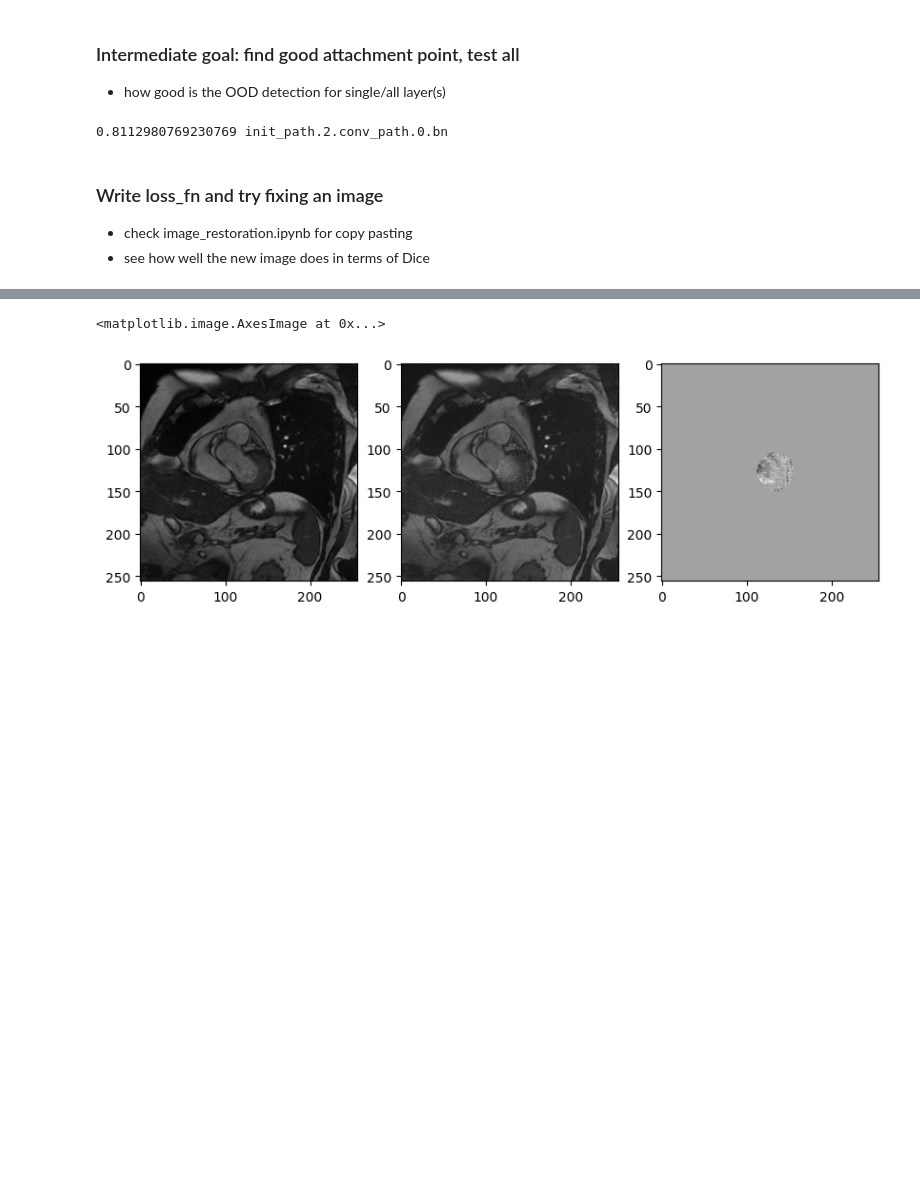
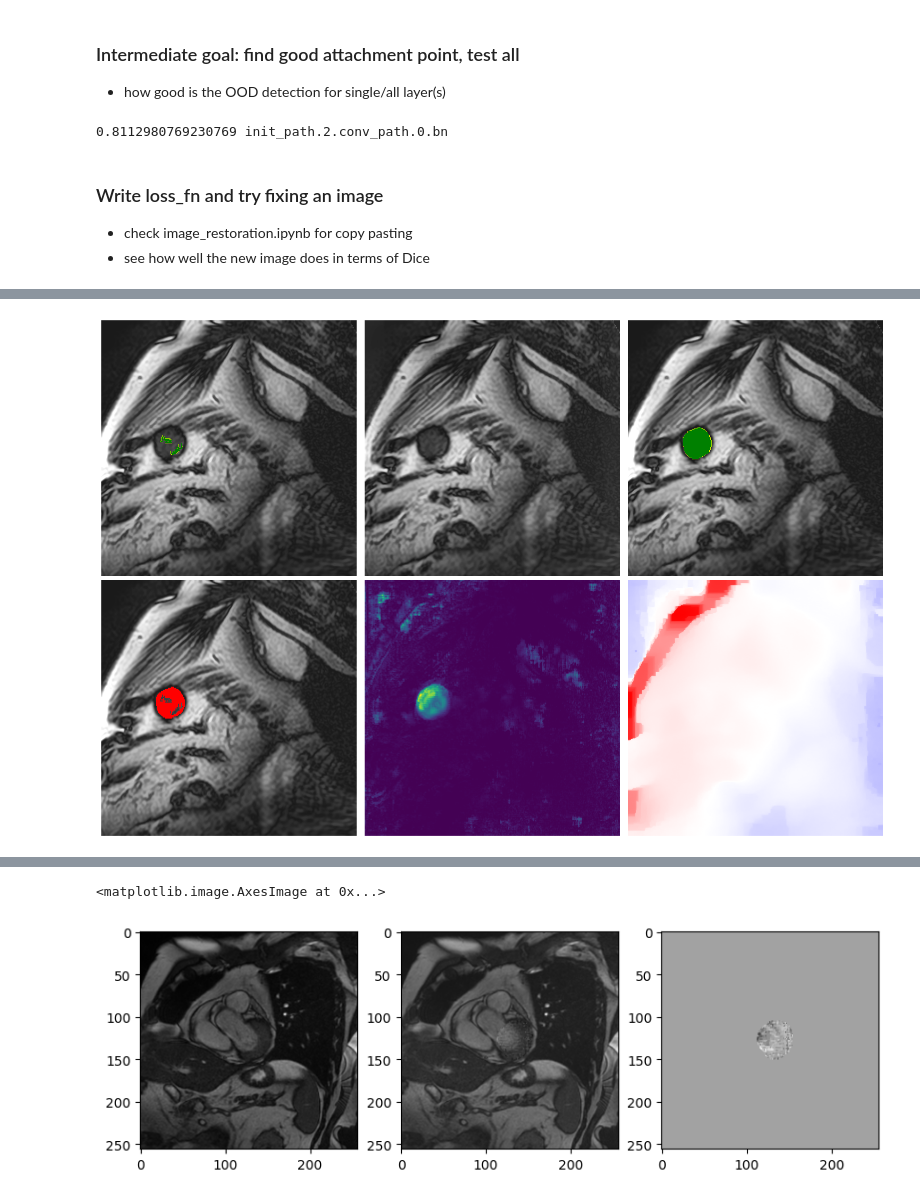
Before and after one commit to MedVisBonn/Segmentation-Distortion, a Jupyter notebook: src/notebooks/mahalanobis_backprop.ipynb, the cells around one changed output, grey strips where cells are left out. Drawn from its saved outputs; the diff is of its cells as text; code cells hidden in the pictures; blank space fills up the shorter version.

```diff
--- a/src/notebooks/mahalanobis_backprop.ipynb
+++ b/src/notebooks/mahalanobis_backprop.ipynb
@@ -414,0 +408,68 @@ with tqdm(range(n_iter)) as t:
+# %%
+img_cmap = 'gray'
+img_index = 2
+diff_map = (img[:, 0] - img_restored[:, 0].detach())
+alpha_max = np.abs(diff_map).max()
+output_orig = unet(img.cuda()).detach().cpu()
+output_restored = unet(img_restored.cuda()).detach().cpu()
+prediction_orig =  torch.argmax(output_orig, dim=1)
+prediction_restored = torch.argmax(output_restored, dim=1)
+
+target = data[site][index]['target'].unsqueeze(1)
+# alphas = np.abs(diff_map) / np.abs(diff_map).max()
+# test_output = unet(img.cuda()).detach().cpu().argmax(1)
+# test_output_restored = unet(img_restored.cuda()).detach().cpu().argmax(1)
+
+for img_index in range(len(img)):
+    fig, axes = plt.subplots(2, 3, figsize=(15, (2) * 5))
+
+    im_min = img_restored[img_index, 0].min()
+    im_max = img_restored[img_index, 0].max()
+
+    axes[0,0].imshow(img[img_index, 0], vmin=im_min, vmax=im_max, cmap=img_cmap)#, cmap=seg_cmap, norm=seg_norm)
+    axes[0,0].imshow(prediction_orig[img_index], cmap=seg_cmap, norm=seg_norm)
+    axes[0,1].imshow(img_restored[img_index, 0].detach(), vmin=im_min, vmax=im_max, cmap=img_cmap)
+    axes[0,1].imshow(prediction_restored[img_index], cmap=seg_cmap, norm=seg_norm)
+    axes[0,2].imshow(img[img_index, 0], vmin=im_min, vmax=im_max, cmap=img_cmap)
+    axes[0,2].imshow(target[img_index, 0], cmap=seg_cmap, norm=seg_norm)
+
+
+    # test_output = test_unet(img.cuda()).detach().cpu().argmax(1).squeeze(0)
+    # test_output_restored = test_unet(img_restored.cuda()).detach().cpu().argmax(1).squeeze(0)
+
+    # axes[1+1,0].imshow(img[img_index, 0], cmap=img_cmap)#, cmap=seg_cmap, norm=seg_norm)
+    # axes[1+1,0].imshow(test_output[img_index], cmap=seg_cmap, norm=seg_norm)
+    # axes[1+1,1].imshow(img_restored[img_index, 0].detach(), cmap=img_cmap)
+    # axes[1+1,1].imshow(test_output_restored[img_index], cmap=seg_cmap, norm=seg_norm)
+    # axes[1+1,2].imshow(img[img_index, 0], cmap=img_cmap)
+    # axes[1+1,2].imshow(target[img_index, 0], cmap=seg_cmap, norm=seg_norm)
+
+    err_map = (prediction_orig[img_index] != target[img_index]).float()
+    axes[1,0].imshow(img[img_index,0], vmin=im_min, vmax=im_max, cmap=img_cmap)#, cmap=seg_cmap, norm=seg_norm)
+    axes[1,0].imshow(err_map[img_index], cmap=err_cmap, norm=err_norm)
+    diff_map = (img[img_index, 0] - img_restored[img_index, 0].detach())
+    # mask = (diff_map <0.02) & (diff_map > -0.02)
+    # diff_map = np.ma.masked_where(mask, diff_map)
+    # print(abs(diff_map.min()), abs(diff_map.max()))
+    vmax = builtins.max(abs(diff_map.min()), abs(diff_map.max()))
+    vmin = -vmax
+    # diff_map[diff_map<0] = 0
+    binary_diff_map = np.sign(diff_map)
+    alphas = np.abs(diff_map) / (np.abs(diff_map).max() + 1e-9)
+
+    output_diff = (output_orig[img_index] - output_restored[img_index]).abs().amax(0)
+
+    axes[1,1].imshow(output_diff)
+    # axes[1,1].imshow(diff_map, vmin=vmin, vmax=vmax, cmap='bwr', alpha=np.abs(diff_map).clip(0, 1))
+    axes[1,2].imshow(binary_diff_map, vmin=-1, vmax=1, cmap='bwr', alpha=alphas)
+    # axes[1,2].imshow(alphas, vmin=-1, vmax=1, cmap='Oranges', alpha=alphas)
+    # axes[1,2].imshow(img_restored[img_index, 0].detach(), vmin=im_min, vmax=im_max, cmap=img_cmap)
+
+    for ax in axes.flatten():
+        ax.axis('off')
+
+    # tight layout
+    plt.tight_layout()
+    plt.show()
+# %% [output]
+[figure, added]
```
Also changed, not shown: parts of 11 cells of this notebook.
